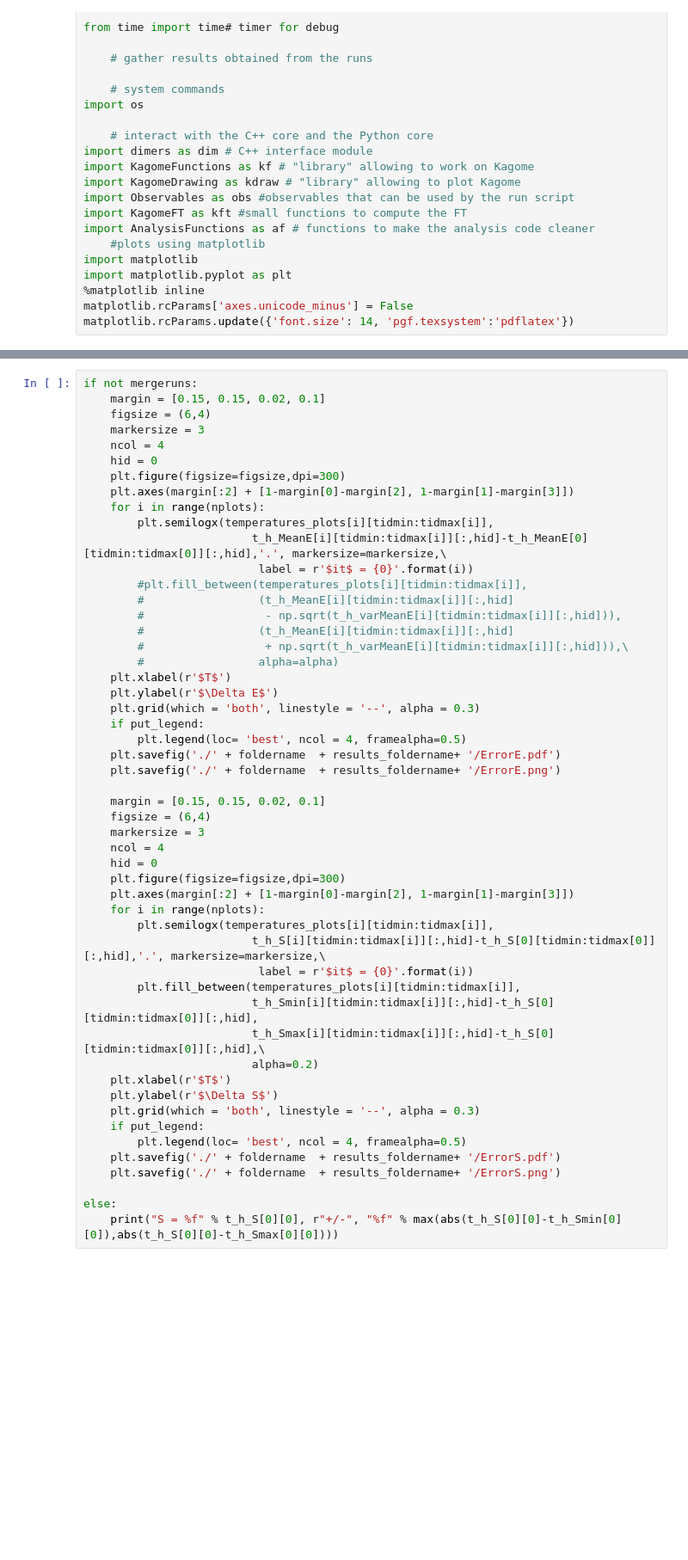
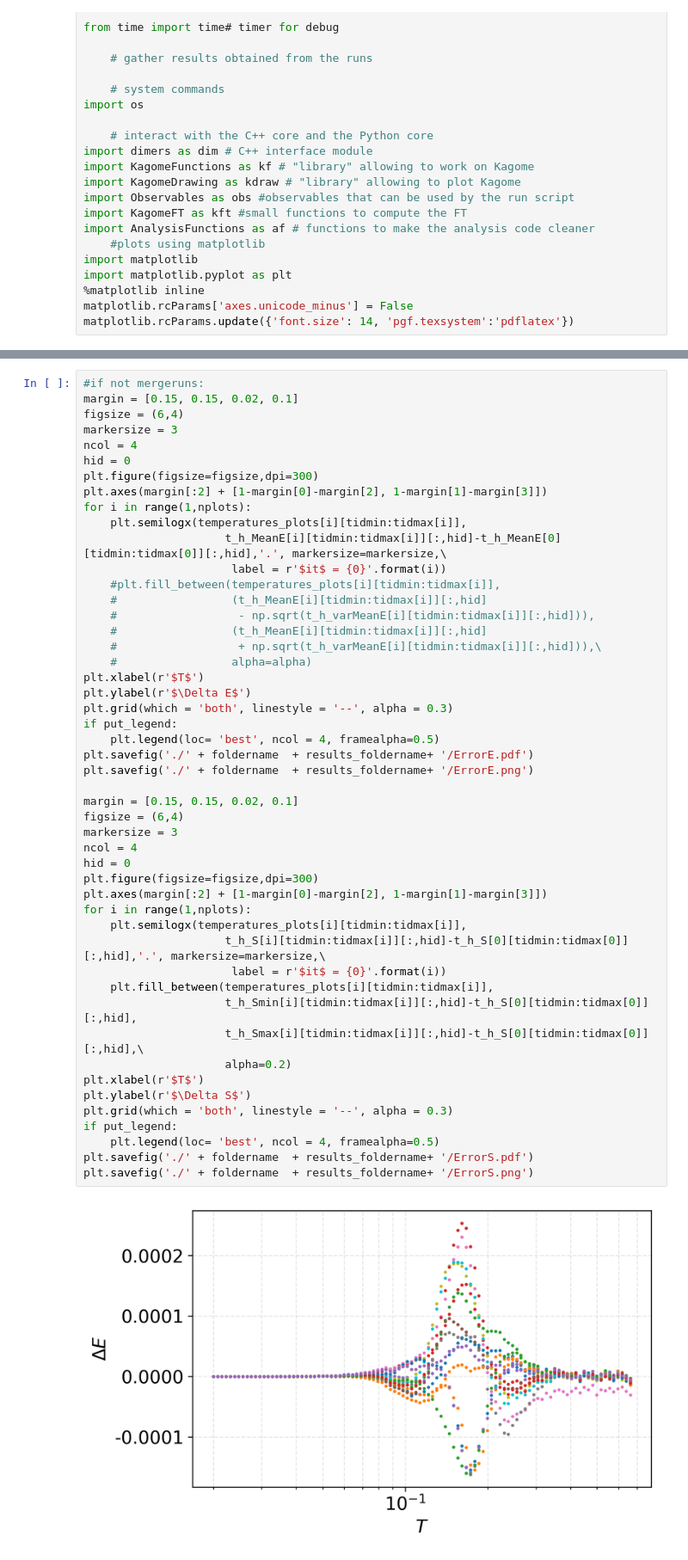
Before and after one commit to jeannecolbois/myopic-dual-worm, a Jupyter notebook: dualworm-kagome/AnalysisCode_KJ1J2J3/AnalysisEasyPhase_FullGsEntropy-L14.ipynb, the cells around one changed output, grey strips where cells are left out. Shown at 86% size. Saved outputs shown, nothing was run; the diff lists cells and outputs as text; blank space fills up the shorter version.

```diff
--- a/dualworm-kagome/AnalysisCode_KJ1J2J3/AnalysisEasyPhase_FullGsEntropy-L14.ipynb
+++ b/dualworm-kagome/AnalysisCode_KJ1J2J3/AnalysisEasyPhase_FullGsEntropy-L14.ipynb
@@ -286,52 +220,51 @@ af.BulkPlotsE(L, nplots, 0, tidmin, tidmax, temperatures_plots, foldername,
 # %%
-if not mergeruns:
-    margin = [0.15, 0.15, 0.02, 0.1]
-    figsize = (6,4)
-    markersize = 3
-    ncol = 4
-    hid = 0
-    plt.figure(figsize=figsize,dpi=300)
-    plt.axes(margin[:2] + [1-margin[0]-margin[2], 1-margin[1]-margin[3]])
-    for i in range(nplots):
-        plt.semilogx(temperatures_plots[i][tidmin:tidmax[i]],
-                         t_h_MeanE[i][tidmin:tidmax[i]][:,hid]-t_h_MeanE[0][tidmin:tidmax[0]][:,hid],'.', markersize=markersize,\
-                          label = r'$it$ = {0}'.format(i))
-        #plt.fill_between(temperatures_plots[i][tidmin:tidmax[i]],
-        #                 (t_h_MeanE[i][tidmin:tidmax[i]][:,hid]
-        #                  - np.sqrt(t_h_varMeanE[i][tidmin:tidmax[i]][:,hid])),
-        #                 (t_h_MeanE[i][tidmin:tidmax[i]][:,hid]
-        #                  + np.sqrt(t_h_varMeanE[i][tidmin:tidmax[i]][:,hid])),\
-        #                 alpha=alpha)
-    plt.xlabel(r'$T$')
-    plt.ylabel(r'$\Delta E$')
-    plt.grid(which = 'both', linestyle = '--', alpha = 0.3)
-    if put_legend:
-        plt.legend(loc= 'best', ncol = 4, framealpha=0.5)
-    plt.savefig('./' + foldername  + results_foldername+ '/ErrorE.pdf')
-    plt.savefig('./' + foldername  + results_foldername+ '/ErrorE.png')
+#if not mergeruns:
+margin = [0.15, 0.15, 0.02, 0.1]
+figsize = (6,4)
+markersize = 3
+ncol = 4
+hid = 0
+plt.figure(figsize=figsize,dpi=300)
+plt.axes(margin[:2] + [1-margin[0]-margin[2], 1-margin[1]-margin[3]])
+for i in range(1,nplots):
+    plt.semilogx(temperatures_plots[i][tidmin:tidmax[i]],
+                     t_h_MeanE[i][tidmin:tidmax[i]][:,hid]-t_h_MeanE[0][tidmin:tidmax[0]][:,hid],'.', markersize=markersize,\
+                      label = r'$it$ = {0}'.format(i))
+    #plt.fill_between(temperatures_plots[i][tidmin:tidmax[i]],
+    #                 (t_h_MeanE[i][tidmin:tidmax[i]][:,hid]
+    #                  - np.sqrt(t_h_varMeanE[i][tidmin:tidmax[i]][:,hid])),
+    #                 (t_h_MeanE[i][tidmin:tidmax[i]][:,hid]
+    #                  + np.sqrt(t_h_varMeanE[i][tidmin:tidmax[i]][:,hid])),\
+    #                 alpha=alpha)
+plt.xlabel(r'$T$')
+plt.ylabel(r'$\Delta E$')
+plt.grid(which = 'both', linestyle = '--', alpha = 0.3)
+if put_legend:
+    plt.legend(loc= 'best', ncol = 4, framealpha=0.5)
+plt.savefig('./' + foldername  + results_foldername+ '/ErrorE.pdf')
+plt.savefig('./' + foldername  + results_foldername+ '/ErrorE.png')
 
-    margin = [0.15, 0.15, 0.02, 0.1]
-    figsize = (6,4)
-    markersize = 3
-    ncol = 4
-    hid = 0
-    plt.figure(figsize=figsize,dpi=300)
-    plt.axes(margin[:2] + [1-margin[0]-margin[2], 1-margin[1]-margin[3]])
-    for i in range(nplots):
-        plt.semilogx(temperatures_plots[i][tidmin:tidmax[i]],
-                         t_h_S[i][tidmin:tidmax[i]][:,hid]-t_h_S[0][tidmin:tidmax[0]][:,hid],'.', markersize=markersize,\
-                          label = r'$it$ = {0}'.format(i))
-        plt.fill_between(temperatures_plots[i][tidmin:tidmax[i]],
-                         t_h_Smin[i][tidmin:tidmax[i]][:,hid]-t_h_S[0][tidmin:tidmax[0]][:,hid],
-                         t_h_Smax[i][tidmin:tidmax[i]][:,hid]-t_h_S[0][tidmin:tidmax[0]][:,hid],\
-                         alpha=0.2)
-    plt.xlabel(r'$T$')
-    plt.ylabel(r'$\Delta S$')
-    plt.grid(which = 'both', linestyle = '--', alpha = 0.3)
-    if put_legend:
-        plt.legend(loc= 'best', ncol = 4, framealpha=0.5)
-    plt.savefig('./' + foldername  + results_foldername+ '/ErrorS.pdf')
-    plt.savefig('./' + foldername  + results_foldername+ '/ErrorS.png')
-
-else:
-    print("S = %f" % t_h_S[0][0], r"+/-", "%f" % max(abs(t_h_S[0][0]-t_h_Smin[0][0]),abs(t_h_S[0][0]-t_h_Smax[0][0])))
+margin = [0.15, 0.15, 0.02, 0.1]
+figsize = (6,4)
+markersize = 3
+ncol = 4
+hid = 0
+plt.figure(figsize=figsize,dpi=300)
+plt.axes(margin[:2] + [1-margin[0]-margin[2], 1-margin[1]-margin[3]])
+for i in range(1,nplots):
+    plt.semilogx(temperatures_plots[i][tidmin:tidmax[i]],
+                     t_h_S[i][tidmin:tidmax[i]][:,hid]-t_h_S[0][tidmin:tidmax[0]][:,hid],'.', markersize=markersize,\
+                      label = r'$it$ = {0}'.format(i))
+    plt.fill_between(temperatures_plots[i][tidmin:tidmax[i]],
+                     t_h_Smin[i][tidmin:tidmax[i]][:,hid]-t_h_S[0][tidmin:tidmax[0]][:,hid],
+                     t_h_Smax[i][tidmin:tidmax[i]][:,hid]-t_h_S[0][tidmin:tidmax[0]][:,hid],\
+                     alpha=0.2)
+plt.xlabel(r'$T$')
+plt.ylabel(r'$\Delta S$')
+plt.grid(which = 'both', linestyle = '--', alpha = 0.3)
+if put_legend:
+    plt.legend(loc= 'best', ncol = 4, framealpha=0.5)
+plt.savefig('./' + foldername  + results_foldername+ '/ErrorS.pdf')
+plt.savefig('./' + foldername  + results_foldername+ '/ErrorS.png')
+# %% [output]
+[figure, added]
```
Also changed, not shown: parts of 23 cells of this notebook, 6 other files.
